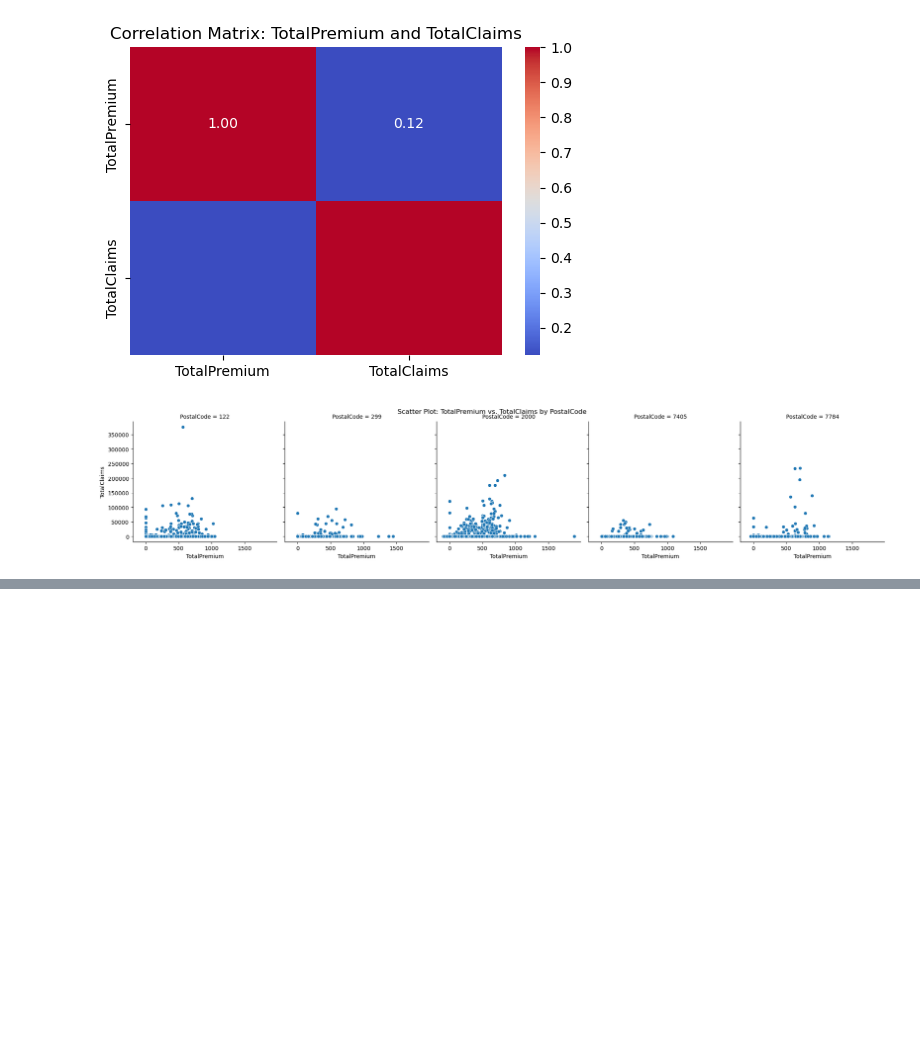
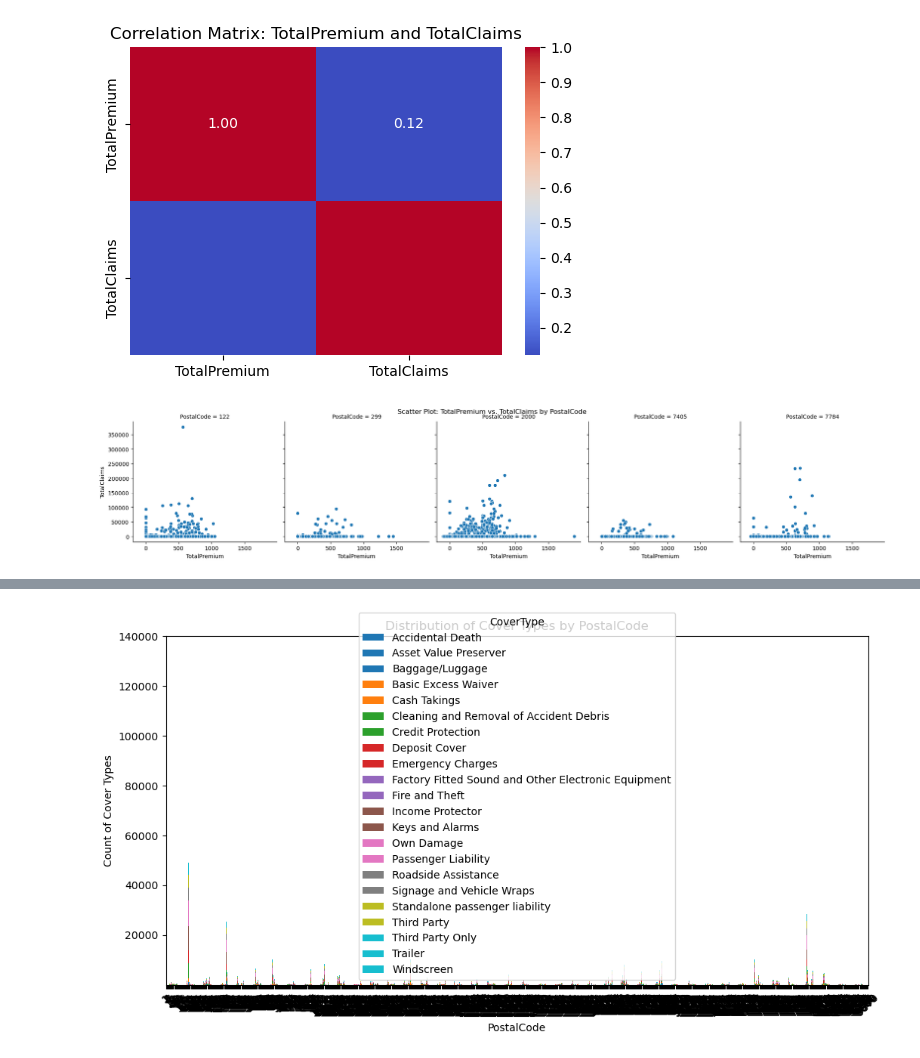
Before and after one commit to Zeyni12/kifiya_week3_assignment, a Jupyter notebook: notebooks/EDA_analysis.ipynb, the cells around one changed output, grey strips where cells are left out. Cells and saved outputs as stored; diff of their text form; code cells hidden in the pictures; blank space fills up the shorter version.

```diff
--- a/notebooks/EDA_analysis.ipynb
+++ b/notebooks/EDA_analysis.ipynb
@@ -258,0 +325,14 @@ plt.show()
+# %%
+# Pivot table for CoverType distribution
+cover_dist = df.pivot_table(index="PostalCode", columns="CoverType", aggfunc="size", fill_value=0)
+
+# Stacked bar plot for CoverType distribution
+cover_dist.plot(kind="bar", stacked=True, figsize=(12, 6), colormap="tab10")
+plt.title("Distribution of Cover Types by PostalCode")
+plt.xlabel("PostalCode")
+plt.ylabel("Count of Cover Types")
+plt.legend(title="CoverType")
+plt.xticks(rotation=45)
+plt.show()
+# %% [output]
+[figure, added]
```
Also changed, not shown: parts of 12 cells of this notebook, 1 other file.
